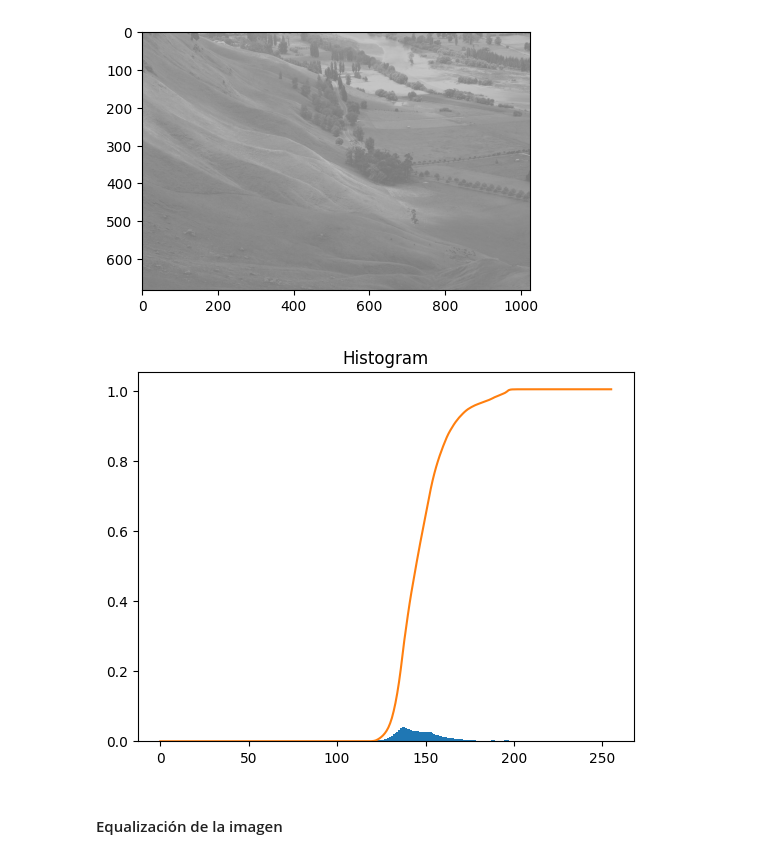
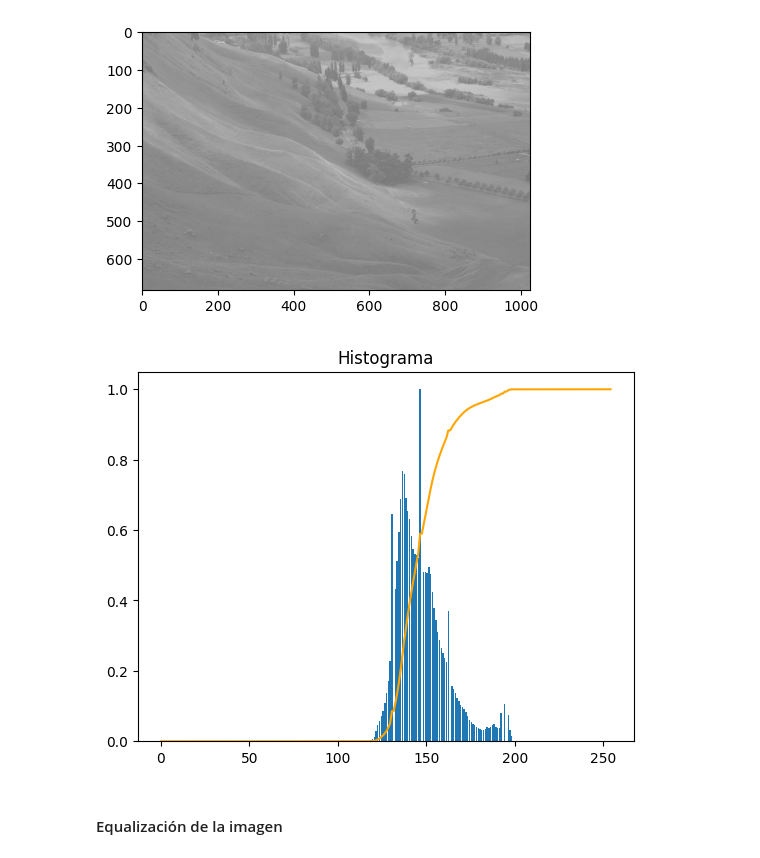
Before and after one commit to TheKiesling/computer-vision, a Jupyter notebook: lab1.ipynb, the cells around one changed output. Drawn from its saved outputs; the diff is of its cells as text; code cells hidden in the pictures.

```diff
--- a/lab1.ipynb
+++ b/lab1.ipynb
@@ -24,9 +27,0 @@ image = image[:,:,0]
-# %%
-plt.hist(image.ravel(), bins=256, range=(0, 255), density=True)
-hist, _= np.histogram(image, bins=256, range=(0, 255), density=True)
-cdf = np.cumsum(hist)
-plt.plot(cdf)
-plt.title("Histogram")
-plt.show()
-# %% [output]
-[figure, removed]
@@ -33,3 +32,20 @@ plt.show()
+# %%
+def plot_histogram(image, title):
+    hist, bins = np.histogram(image, bins=256, range=(0, 255))
+    pixnum = image.shape[0] * image.shape[1]
+    cdf = hist.cumsum() / pixnum
+
+    fig, ax = plt.subplots()
+    ax.bar(bins[:-1], hist / hist.max())
+    ax.plot(bins[:-1], cdf, c='orange')
+    ax.set_title(title)
+
+    return fig, ax
+# %%
+fig, ax = plot_histogram(image, "Histograma")
+fig.show()
+# %% [output]
+[figure, added]
 # %% [markdown]
 #### Equalización de la imagen
 # %%
```
Also changed, not shown: parts of 10 cells of this notebook.
